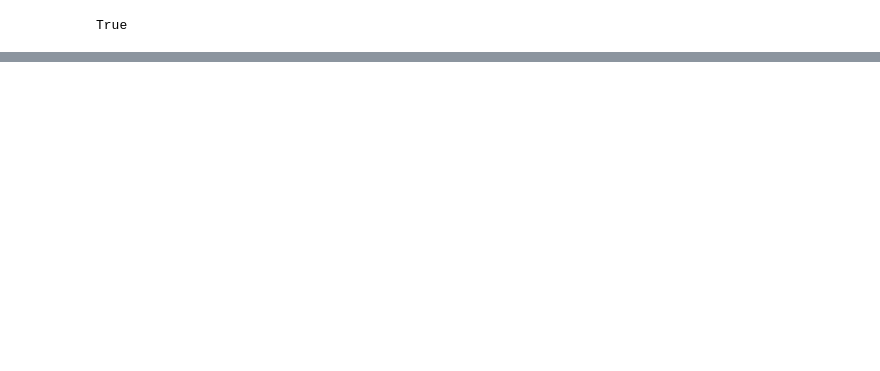
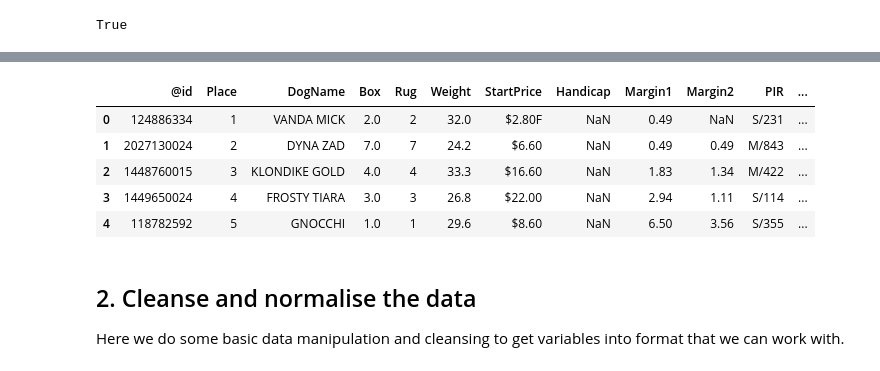
Before and after one commit to BrunoChauvet/greyhound-modelling, a Jupyter notebook: notebook/feature_importance.ipynb, the cells around one changed output, grey strips where cells are left out. Saved outputs shown, nothing was run; the diff lists cells and outputs as text; code cells hidden in the pictures; blank space fills up the shorter version.

```diff
--- a/notebook/feature_importance.ipynb
+++ b/notebook/feature_importance.ipynb
@@ -66,0 +62,41 @@ Loading data from 2021-07-01 to 2021-07-31
+# %%
+# Import race data excluding NZ races
+au_tracks_filter = list(track_codes[track_codes['state'] != 'NZ']['track_code'])
+
+# Time window to import data
+# First day of the month 46 months back from now
+date_from = (datetime.today() - relativedelta(months=46)).replace(day=1).strftime('%Y-%m-%d')
+# First day of previous month
+date_to = (datetime.today() - relativedelta(months=1)).replace(day=1).strftime('%Y-%m-%d')
+
+# Dataframes to populate data with
+race_details = pd.DataFrame()
+dog_results = pd.DataFrame()
+
+# For each month, either fetch data from API or use local CSV file if we already have downloaded it
+for start in pd.date_range(date_from, date_to, freq='MS'):
+    start_date = start.strftime("%Y-%m-%d")
+    end_date = (start + MonthEnd(1)).strftime("%Y-%m-%d")
+    try:
+        filename_races = f'FT_AU_RACES_{start_date}.csv'
+        filename_dogs = f'FT_AU_DOGS_{start_date}.csv'
+
+        filepath_races = f'../data/{filename_races}'
+        filepath_dogs = f'../data/{filename_dogs}'
+
+        print(f'Loading data from {start_date} to {end_date}')
+        if os.path.isfile(filepath_races):
+            # Load local CSV file
+            month_race_details = pd.read_csv(filepath_races)
+            month_dog_results = pd.read_csv(filepath_dogs)
+        else:
+            # Fetch data from API
+            month_race_details, month_dog_results = client.getRaceResults(start_date, end_date, au_tracks_filter)
+            month_race_details.to_csv(filepath_races, index=False)
+            month_dog_results.to_csv(filepath_dogs, index=False)
+
+        # Combine monthly data
+        race_details = race_details.append(month_race_details, ignore_index=True)
+        dog_results = dog_results.append(month_dog_results, ignore_index=True)
+    except:
+        print(f'Could not load data from {start_date} to {end_date}')
@@ -66,0 +142,13 @@ Loading data from 2021-07-01 to 2021-07-31
+# %%
+dog_results.head()
+# %% [output]
+|  | @id | Place | DogName | Box | Rug | Weight | StartPrice | Handicap | Margin1 | Margin2 | PIR | ... |
+| 0 | 124886334 | 1 | VANDA MICK | 2.0 | 2 | 32.0 | $2.80F | NaN | 0.49 | NaN | S/231 | ... |
+| 1 | 2027130024 | 2 | DYNA ZAD | 7.0 | 7 | 24.2 | $6.60 | NaN | 0.49 | 0.49 | M/843 | ... |
+| 2 | 1448760015 | 3 | KLONDIKE GOLD | 4.0 | 4 | 33.3 | $16.60 | NaN | 1.83 | 1.34 | M/422 | ... |
+| 3 | 1449650024 | 4 | FROSTY TIARA | 3.0 | 3 | 26.8 | $22.00 | NaN | 2.94 | 1.11 | S/114 | ... |
+| 4 | 118782592 | 5 | GNOCCHI | 1.0 | 1 | 29.6 | $8.60 | NaN | 6.50 | 3.56 | S/355 | ... |
+# %% [markdown]
+## 2. Cleanse and normalise the data
+
+Here we do some basic data manipulation and cleansing to get variables into format that we can work with.
```
Also changed, not shown: parts of 37 cells of this notebook, 1 other file.
